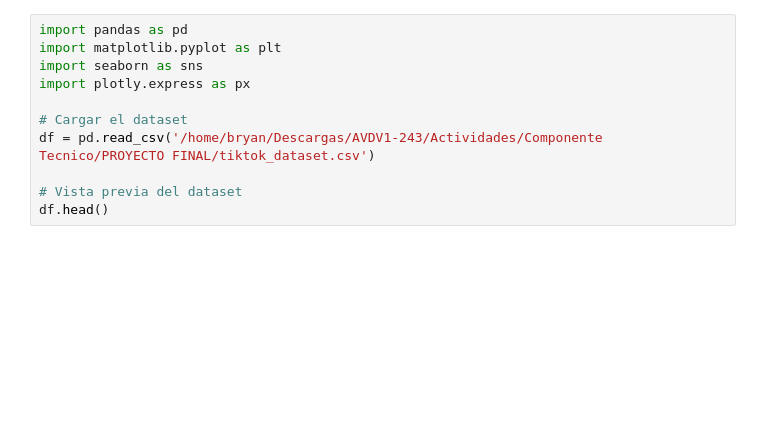
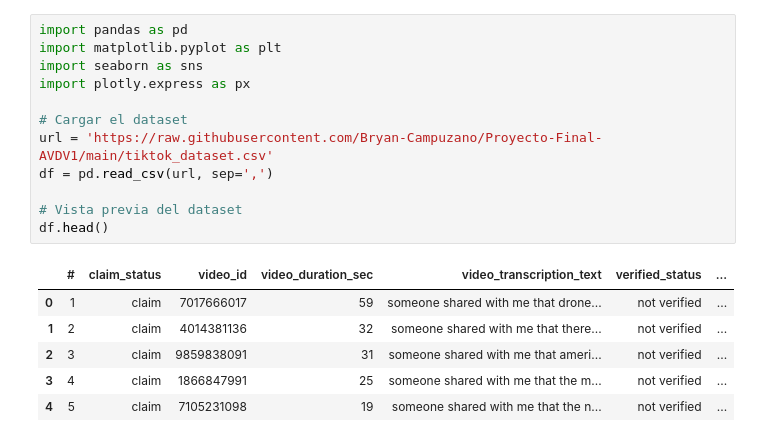
Before and after one commit to Bryan-Campuzano/Proyecto-Final-AVDV1, a Jupyter notebook: Proyecto_final_tiktok_avdv1.ipynb, the cells around one changed output. Cells and saved outputs as stored; diff of their text form; blank space fills up the shorter version.

```diff
--- a/Proyecto_final_tiktok_avdv1.ipynb
+++ b/Proyecto_final_tiktok_avdv1.ipynb
@@ -29,11 +33,19 @@ Iniciamos importando las librerías necesarias para el análisis y visualizació
 # %%
 import pandas as pd
 import matplotlib.pyplot as plt
 import seaborn as sns
 import plotly.express as px
 
 # Cargar el dataset
-df = pd.read_csv('/home/bryan/Descargas/AVDV1-243/Actividades/Componente Tecnico/PROYECTO FINAL/tiktok_dataset.csv')
+url = 'https://raw.githubusercontent.com/Bryan-Campuzano/Proyecto-Final-AVDV1/main/tiktok_dataset.csv'
+df = pd.read_csv(url, sep=',')
 
 # Vista previa del dataset
 df.head()
+# %% [output]
+|  | # | claim_status | video_id | video_duration_sec | video_transcription_text | verified_status | ... |
+| 0 | 1 | claim | 7017666017 | 59 | someone shared with me that drone... | not verified | ... |
+| 1 | 2 | claim | 4014381136 | 32 | someone shared with me that there... | not verified | ... |
+| 2 | 3 | claim | 9859838091 | 31 | someone shared with me that ameri... | not verified | ... |
+| 3 | 4 | claim | 1866847991 | 25 | someone shared with me that the m... | not verified | ... |
+| 4 | 5 | claim | 7105231098 | 19 | someone shared with me that the n... | not verified | ... |
```
Also changed, not shown: parts of 16 cells of this notebook, 1 other file.
